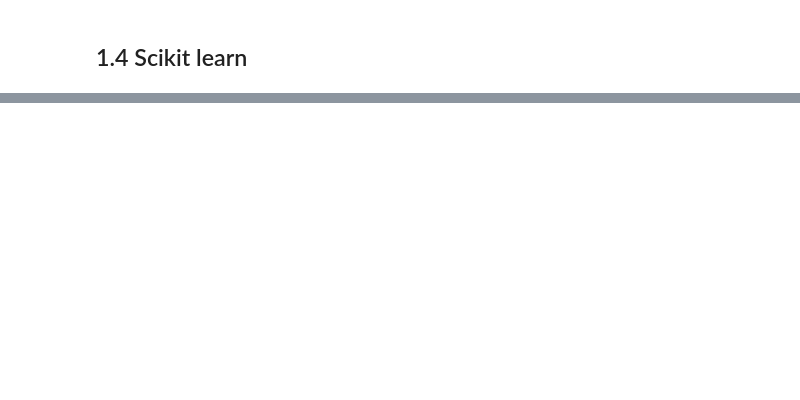
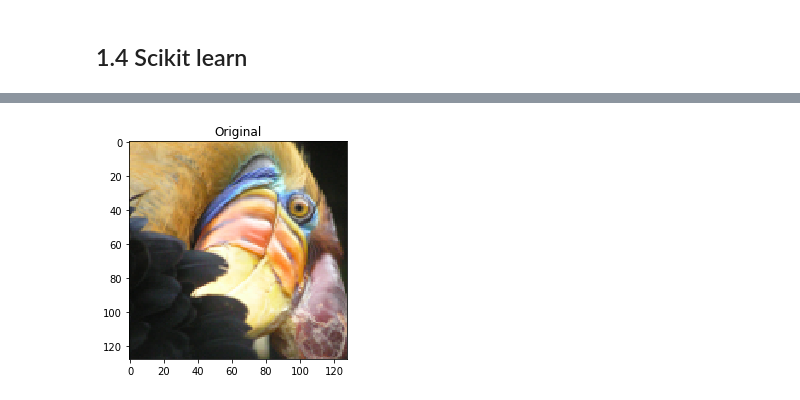
Before and after one commit to wesbarnett/MachineLearning, a Jupyter notebook: K-means Clustering and Principal Component Analysis.ipynb, the cells around one changed output, grey strips where cells are left out. Cells and saved outputs as stored; diff of their text form; code cells hidden in the pictures; blank space fills up the shorter version.

```diff
--- a/K-means Clustering and Principal Component Analysis.ipynb
+++ b/K-means Clustering and Principal Component Analysis.ipynb
@@ -141,0 +187,7 @@ array([[1.95399466, 5.02557006],
+# %%
+A = plt.imread('bird_small.png')
+plt.imshow(A)
+plt.title('Original')
+plt.show()
+# %% [output]
+[figure, added]
```
Also changed, not shown: parts of 46 cells of this notebook, 2 other files.
